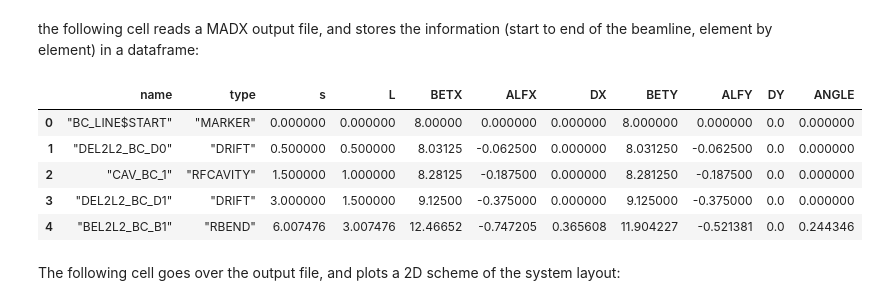
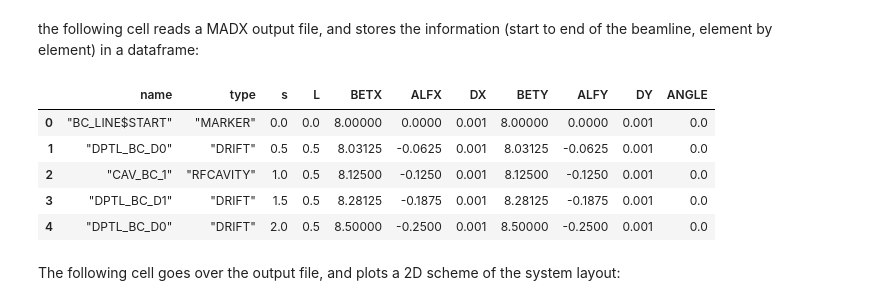
Before and after one commit to sebastiankalos/JAI_project, a Jupyter notebook: bunch_compressor.ipynb, the cells around one changed output. Saved outputs shown, nothing was run; the diff lists cells and outputs as text; code cells hidden in the pictures.

```diff
--- a/bunch_compressor.ipynb
+++ b/bunch_compressor.ipynb
@@ -10,43 +10,45 @@ from matplotlib.patches import Rectangle
 the following cell reads a MADX output file, and stores the information (start to end of the beamline, element by element) in a dataframe:
 # %%
 #open output file and read line by line, store each line as a string in a list
-filename = "madx_scripts/BC.out"
+#filename = "madx_scripts/BC.out"
+filename="madx_scripts/positron_transfer_line/BC.out"
 copy_lines=[]
 with open(filename) as f: #open and read the file
     lines = f.readlines() #read all lines
 for line in lines: # split into individual lines and iterate over them
     split_line = line.split() #split each line into words
     copy_lines.append(split_line) # append into a final 2D array [lines, words]
 
 #just declaring a list for each column
-name,type,s,L,betx,alfx,Dx,bety,alfy,Dy,angle,K1L = [],[],[],[],[],[],[],[],[],[],[],[]
+name,type,s,L,betx,alfx,Dx,bety,alfy,Dy,angle,K1L,dDx = [],[],[],[],[],[],[],[],[],[],[],[],[]
 
 for i in range(52,len(copy_lines)-1): #iterate over lines, start at 53rd line (the first relevant one)
     line = copy_lines[i]
     name.append(str(line[0])) # name of an element
     type.append(str(line[1])) # type of a lattice element (dipole? RF cavity? etc.)
     s.append(float(line[2])) # longitudinal position (distance along the beam)
     L.append(float(line[3])) # length of the element
     betx.append(float(line[4])) # horizontal beta function
     alfx.append(float(line[5])) # horizontal alpha function
     Dx.append(float(line[6])) # horizontal dispersion
     bety.append(float(line[7])) # vertical beta function
     alfy.append(float(line[8])) # vertical alpha function
     Dy.append(float(line[9])) # vertical dispersion
     angle.append(float(line[10])) # angular positioning of the element (radians) with respect to the tangent (aka relative, not absolute)
     K1L.append(float(line[11])) # integrated gradient of a quadrupole
+    dDx.append(float(line[12])) # derivative of horizontal dispersion
 
 #create a dataframe that will contain all important info - name of place in an LHC sequence, beta functions, phases, fields, etc.
 d_transfer = {'name': name, 'type':type, 's': s, 'L':L, 'BETX': betx, 'ALFX':alfx, 'DX': Dx, 'BETY': bety, 'ALFY':alfy, 'DY': Dy, 'ANGLE':angle}
 df_tr = pd.DataFrame(data=d_transfer) # convert into a dataframe
 df_tr.head() #show header of the dataframe
 # %% [output]
 |  | name | type | s | L | BETX | ALFX | DX | BETY | ALFY | DY | ANGLE |
-| 0 | "BC_LINE$START" | "MARKER" | 0.000000 | 0.000000 | 8.00000 | 0.000000 | 0.000000 | 8.000000 | 0.000000 | 0.0 | 0.000000 |
-| 1 | "DEL2L2_BC_D0" | "DRIFT" | 0.500000 | 0.500000 | 8.03125 | -0.062500 | 0.000000 | 8.031250 | -0.062500 | 0.0 | 0.000000 |
-| 2 | "CAV_BC_1" | "RFCAVITY" | 1.500000 | 1.000000 | 8.28125 | -0.187500 | 0.000000 | 8.281250 | -0.187500 | 0.0 | 0.000000 |
-| 3 | "DEL2L2_BC_D1" | "DRIFT" | 3.000000 | 1.500000 | 9.12500 | -0.375000 | 0.000000 | 9.125000 | -0.375000 | 0.0 | 0.000000 |
-| 4 | "BEL2L2_BC_B1" | "RBEND" | 6.007476 | 3.007476 | 12.46652 | -0.747205 | 0.365608 | 11.904227 | -0.521381 | 0.0 | 0.244346 |
+| 0 | "BC_LINE$START" | "MARKER" | 0.0 | 0.0 | 8.00000 | 0.0000 | 0.001 | 8.00000 | 0.0000 | 0.001 | 0.0 |
+| 1 | "DPTL_BC_D0" | "DRIFT" | 0.5 | 0.5 | 8.03125 | -0.0625 | 0.001 | 8.03125 | -0.0625 | 0.001 | 0.0 |
+| 2 | "CAV_BC_1" | "RFCAVITY" | 1.0 | 0.5 | 8.12500 | -0.1250 | 0.001 | 8.12500 | -0.1250 | 0.001 | 0.0 |
+| 3 | "DPTL_BC_D1" | "DRIFT" | 1.5 | 0.5 | 8.28125 | -0.1875 | 0.001 | 8.28125 | -0.1875 | 0.001 | 0.0 |
+| 4 | "DPTL_BC_D0" | "DRIFT" | 2.0 | 0.5 | 8.50000 | -0.2500 | 0.001 | 8.50000 | -0.2500 | 0.001 | 0.0 |
 # %% [markdown]
 The following cell goes over the output file, and plots a 2D scheme of the system layout:
 # %%
```
Also changed, not shown: parts of 15 cells of this notebook, 42 other files.
